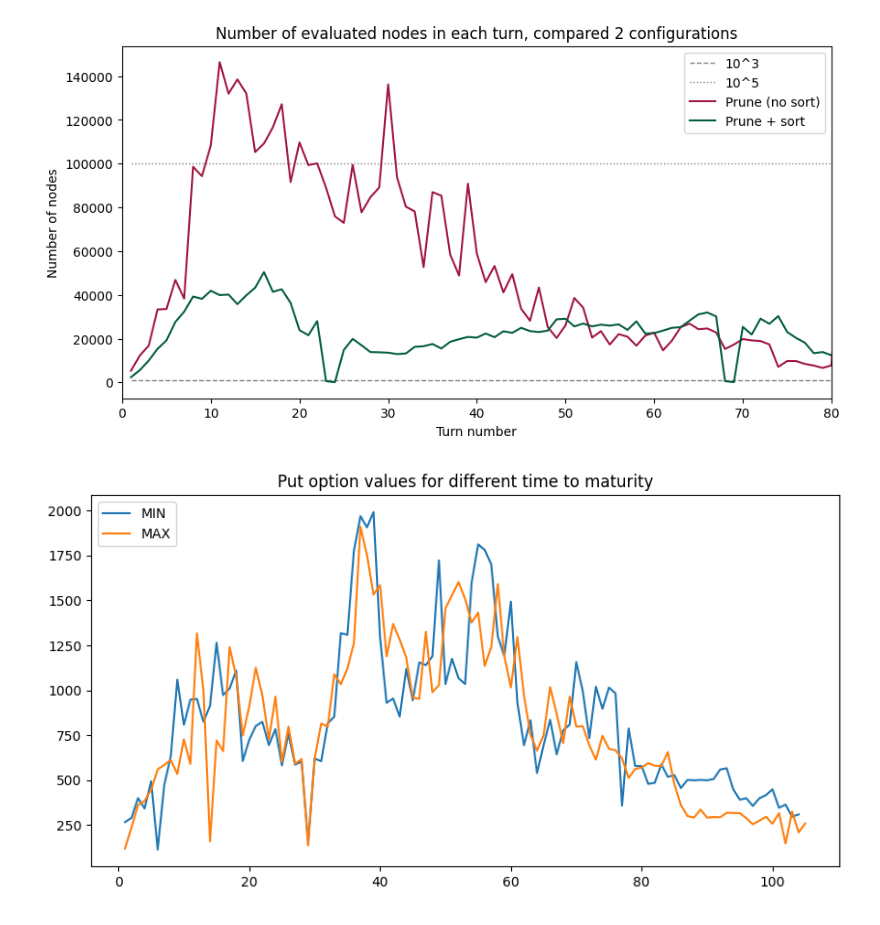
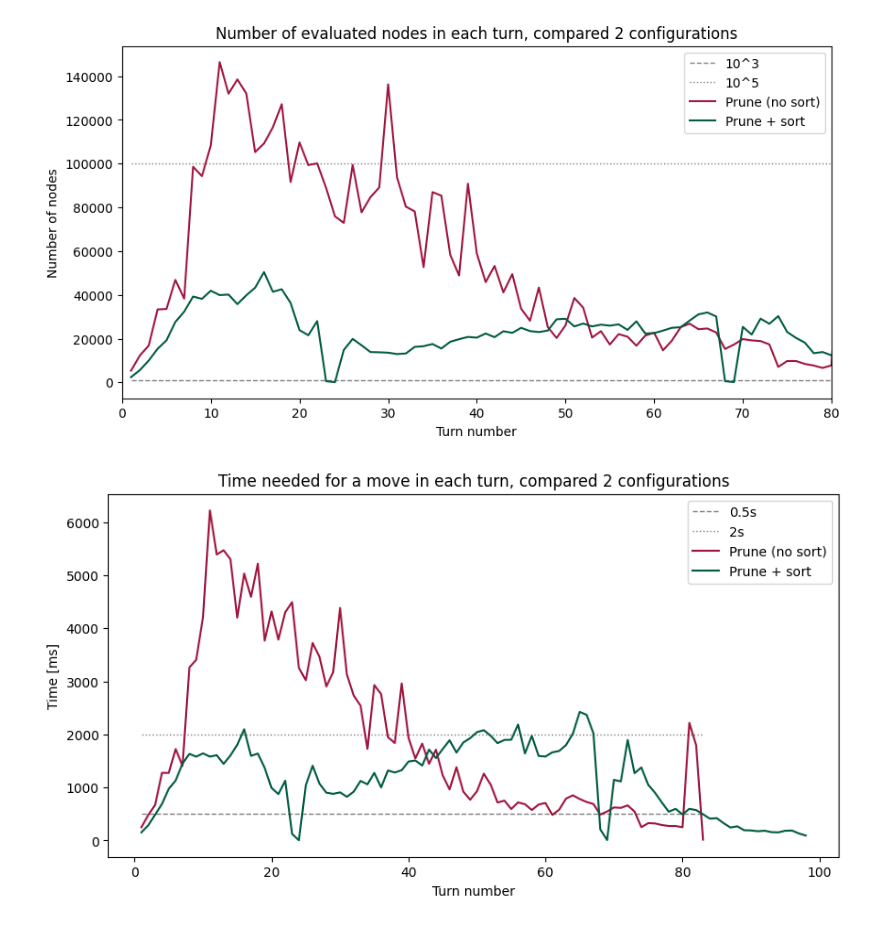
Before and after one commit to Krisenberg/AI_Lab, a Jupyter notebook: Lab_2_logic_game_Halma/src/test.ipynb, the cells around one changed output. Saved outputs shown, nothing was run; the diff lists cells and outputs as text; code cells hidden in the pictures.

```diff
--- a/Lab_2_logic_game_Halma/src/test.ipynb
+++ b/Lab_2_logic_game_Halma/src/test.ipynb
@@ -229,16 +229,48 @@ plt.savefig('../charts/2_configs_node_count.png', dpi=300)
 plt.show()
 # %% [output]
 [figure]
-# %%
-import matplotlib.pyplot as plt
-
-fig, ax = plt.subplots(figsize=(10,5))
-
-ax.plot(game_results[0].min_player_visited_nodes.keys(), game_results[0].min_player_visited_nodes.values(), label='MIN')
-ax.plot(game_results[0].max_player_visited_nodes.keys(), game_results[0].max_player_visited_nodes.values(), label='MAX')
-ax.set_title('Put option values for different time to maturity')
-ax.legend(loc='upper left')
-
-plt.show()
-# %% [output]
-[figure, removed]
+# %%
+import matplotlib.pyplot as plt
+import numpy as np
+
+x_2 = list(game_result_prune_no_sort.max_player_move_time.keys())
+x_3 = list(game_result_prune_sort.max_player_move_time.keys())
+
+y_2_max = list(game_result_prune_no_sort.max_player_move_time.values())
+y_2_min = list(game_result_prune_no_sort.min_player_move_time.values())
+y_2 = [round((y_min + y_max)/2) for y_min, y_max in zip(y_2_min, y_2_max)]
+
+y_3_max = list(game_result_prune_sort.max_player_move_time.values())
+y_3_min = list(game_result_prune_sort.min_player_move_time.values())
+y_3 = [round((y_min + y_max)/2) for y_min, y_max in zip(y_3_min, y_3_max)]
+
+baselines = [500, 2000]
+baselines_labels = ['0.5s', '2s']
+baselines_styles = ['--', 'dotted']
+
+fig, ax = plt.subplots(figsize=(10,5))
+
+for baseline, label, style in zip(baselines, baselines_labels, baselines_styles):
+    ax.plot([x_2[0], x_2[-1]], [baseline, baseline], label=label, color="gray", linestyle=style, linewidth=1,)
+    # ax.text(x_2[-1] * 1.01, baseline, label, color="gray", fontweight="bold", horizontalalignment="left", verticalalignment="center")
+
+colors = ["#1B1A55", "#A0153E", "#005B41"]
+
+ax.plot(x_2, y_2, label='Prune (no sort)', color=colors[1])
+# ax.text(x_2[-1] * 1.01, y_2[-1], 'Prune (no sort)', color=colors[1], fontweight="bold", horizontalalignment="left", verticalalignment="center")
+
+ax.plot(x_3, y_3, label='Prune + sort', color=colors[2])
+# ax.text(x_2[-1] * 1.01, y_3[-1], 'Prune + sort', color=colors[2], fontweight="bold", horizontalalignment="left", verticalalignment="center")
+
+ax.set_xlabel('Turn number')
+ax.set_ylabel('Time [ms]')
+# ax.set_xlim(0,80)
+# ax.set_ylim(0,500000)
+ax.set_title('Time needed for a move in each turn, compared 2 configurations')
+ax.legend(loc='upper right')
+
+plt.savefig('../charts/2_configs_move_time.png', dpi=300)
+
+plt.show()
+# %% [output]
+[figure, added]
```
Also changed, not shown: 5 other files.
